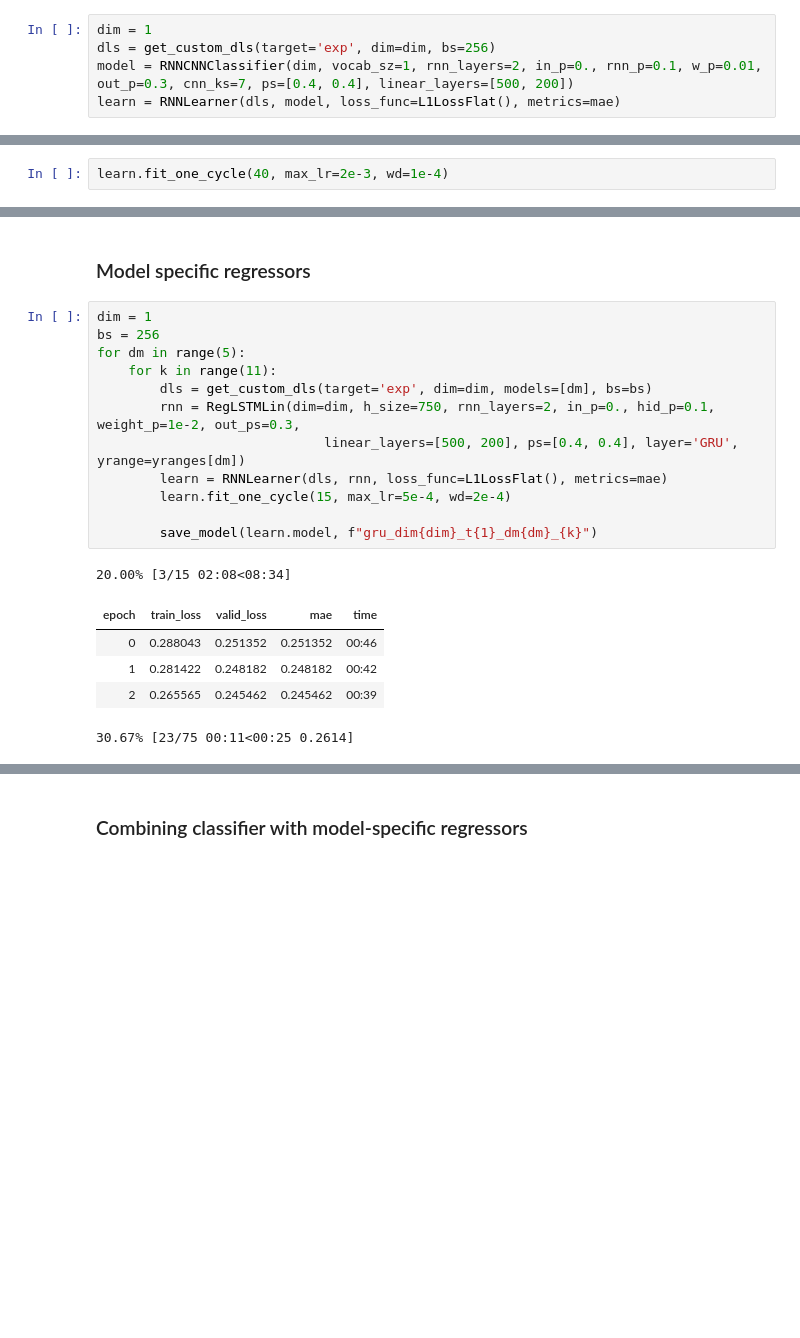
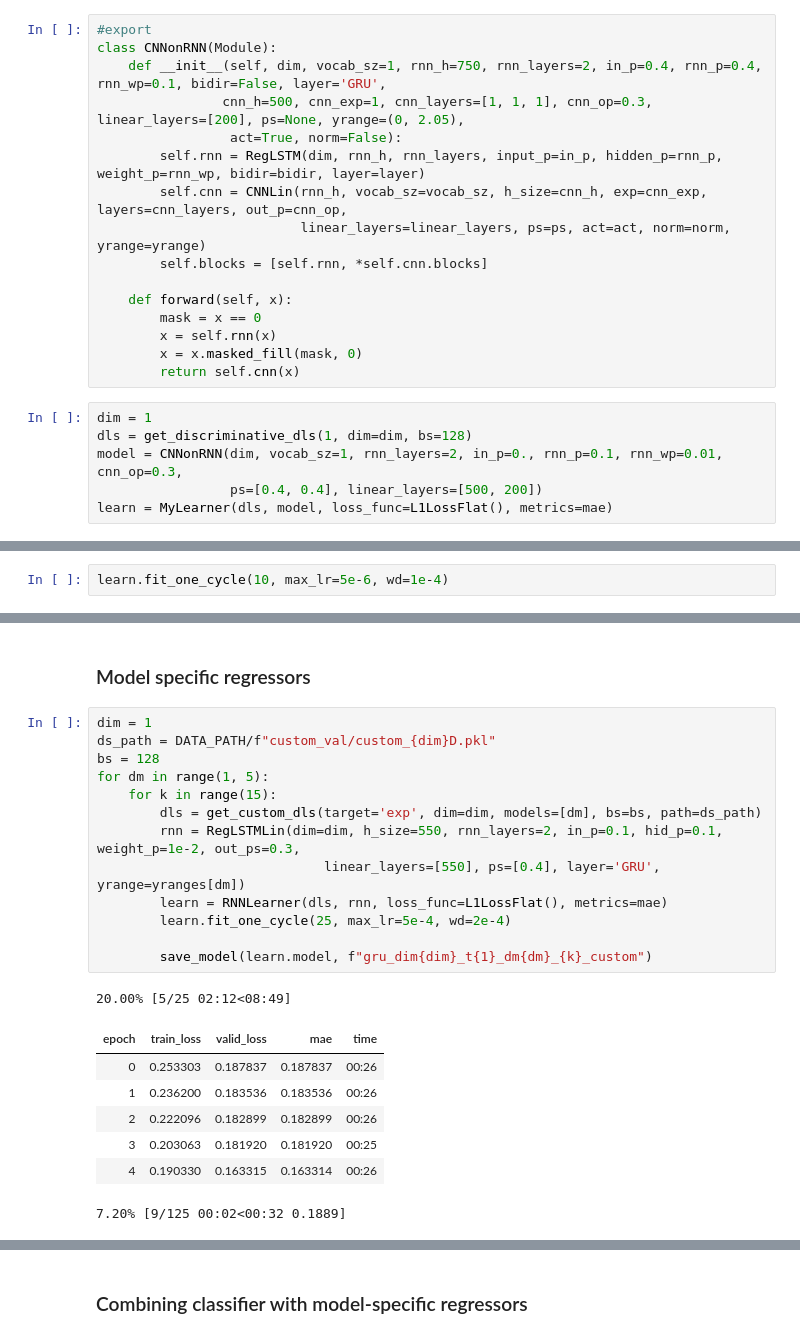
Before and after one commit to BorjaRequena/AnDi-unicorns, a Jupyter notebook: nbs/02_prototypes.ipynb, the cells around one changed output, grey strips where cells are left out. Saved outputs shown, nothing was run; the diff lists cells and outputs as text; blank space fills up the shorter version.

```diff
--- a/nbs/02_prototypes.ipynb
+++ b/nbs/02_prototypes.ipynb
@@ -100,11 +102,28 @@ learn.recorder.plot_loss()
 save_model(learn.model, f"cnn_dim{dim}_t{1}_dm{dm}_0")
 # %% [markdown]
 #### Combining RNN with CNN
+# %%
+#export
+class CNNonRNN(Module):
+    def __init__(self, dim, vocab_sz=1, rnn_h=750, rnn_layers=2, in_p=0.4, rnn_p=0.4, rnn_wp=0.1, bidir=False, layer='GRU',
+                cnn_h=500, cnn_exp=1, cnn_layers=[1, 1, 1], cnn_op=0.3, linear_layers=[200], ps=None, yrange=(0, 2.05),
+                 act=True, norm=False):
+        self.rnn = RegLSTM(dim, rnn_h, rnn_layers, input_p=in_p, hidden_p=rnn_p, weight_p=rnn_wp, bidir=bidir, layer=layer)
+        self.cnn = CNNLin(rnn_h, vocab_sz=vocab_sz, h_size=cnn_h, exp=cnn_exp, layers=cnn_layers, out_p=cnn_op,
+                          linear_layers=linear_layers, ps=ps, act=act, norm=norm, yrange=yrange)
+        self.blocks = [self.rnn, *self.cnn.blocks]
+
+    def forward(self, x):
+        mask = x == 0
+        x = self.rnn(x)
+        x = x.masked_fill(mask, 0)
+        return self.cnn(x)
 # %%
 dim = 1
-dls = get_custom_dls(target='exp', dim=dim, bs=256)
-model = RNNCNNClassifier(dim, vocab_sz=1, rnn_layers=2, in_p=0., rnn_p=0.1, w_p=0.01, out_p=0.3, cnn_ks=7, ps=[0.4, 0.4], linear_layers=[500, 200])
-learn = RNNLearner(dls, model, loss_func=L1LossFlat(), metrics=mae)
+dls = get_discriminative_dls(1, dim=dim, bs=128)
+model = CNNonRNN(dim, vocab_sz=1, rnn_layers=2, in_p=0., rnn_p=0.1, rnn_wp=0.01, cnn_op=0.3,
+                 ps=[0.4, 0.4], linear_layers=[500, 200])
+learn = MyLearner(dls, model, loss_func=L1LossFlat(), metrics=mae)
 # %%
 learn.lr_find()
 # %% [output]
@@ -114,2 +133,2 @@ SuggestedLRs(lr_min=0.0019054606556892395, lr_steep=0.0004786300996784121)
 # %%
-learn.fit_one_cycle(40, max_lr=2e-3, wd=1e-4)
+learn.fit_one_cycle(10, max_lr=5e-6, wd=1e-4)
@@ -121,20 +152,23 @@ save_model(learn.model, f"rnncnn_dim{dim}_t{1}_norm")
 ### Model specific regressors
 # %%
 dim = 1
-bs = 256
-for dm in range(5):
-    for k in range(11):
-        dls = get_custom_dls(target='exp', dim=dim, models=[dm], bs=bs)
-        rnn = RegLSTMLin(dim=dim, h_size=750, rnn_layers=2, in_p=0., hid_p=0.1, weight_p=1e-2, out_ps=0.3,
-                             linear_layers=[500, 200], ps=[0.4, 0.4], layer='GRU', yrange=yranges[dm])
+ds_path = DATA_PATH/f"custom_val/custom_{dim}D.pkl"
+bs = 128
+for dm in range(1, 5):
+    for k in range(15):
+        dls = get_custom_dls(target='exp', dim=dim, models=[dm], bs=bs, path=ds_path)
+        rnn = RegLSTMLin(dim=dim, h_size=550, rnn_layers=2, in_p=0.1, hid_p=0.1, weight_p=1e-2, out_ps=0.3,
+                             linear_layers=[550], ps=[0.4], layer='GRU', yrange=yranges[dm])
         learn = RNNLearner(dls, rnn, loss_func=L1LossFlat(), metrics=mae)
-        learn.fit_one_cycle(15, max_lr=5e-4, wd=2e-4)
+        learn.fit_one_cycle(25, max_lr=5e-4, wd=2e-4)
 
-        save_model(learn.model, f"gru_dim{dim}_t{1}_dm{dm}_{k}")
+        save_model(learn.model, f"gru_dim{dim}_t{1}_dm{dm}_{k}_custom")
 # %% [output]
-20.00% [3/15 02:08<08:34]
+20.00% [5/25 02:12<08:49]
 | epoch | train_loss | valid_loss | mae | time |
-| 0 | 0.288043 | 0.251352 | 0.251352 | 00:46 |
-| 1 | 0.281422 | 0.248182 | 0.248182 | 00:42 |
-| 2 | 0.265565 | 0.245462 | 0.245462 | 00:39 |
+| 0 | 0.253303 | 0.187837 | 0.187837 | 00:26 |
+| 1 | 0.236200 | 0.183536 | 0.183536 | 00:26 |
+| 2 | 0.222096 | 0.182899 | 0.182899 | 00:26 |
+| 3 | 0.203063 | 0.181920 | 0.181920 | 00:25 |
+| 4 | 0.190330 | 0.163315 | 0.163314 | 00:26 |
-30.67% [23/75 00:11<00:25 0.2614]
+7.20% [9/125 00:02<00:32 0.1889]
```
Also changed, not shown: parts of 61 cells of this notebook, 21 other files.
